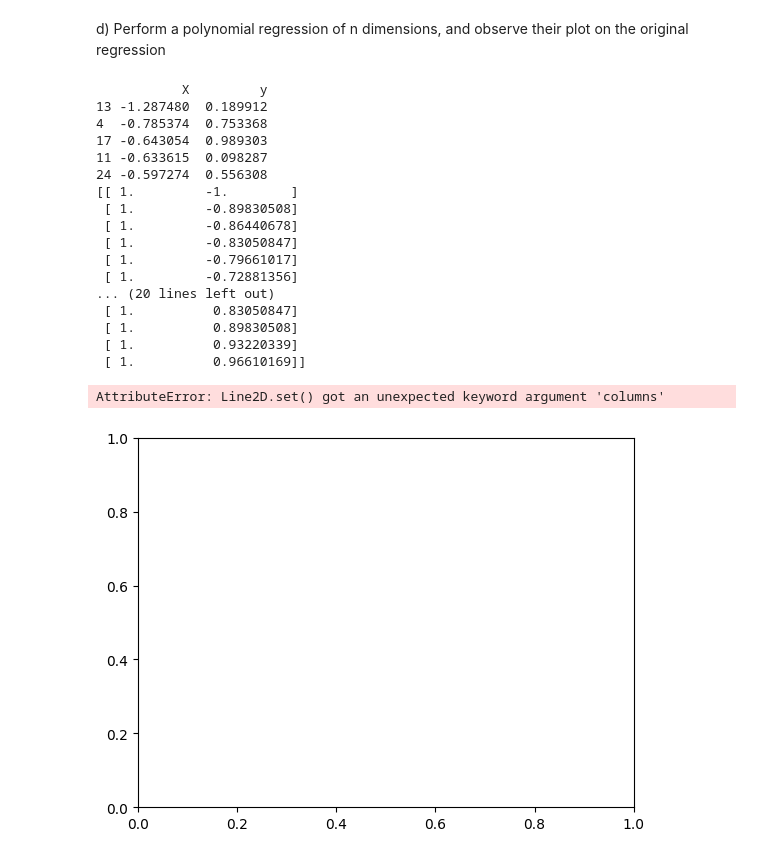
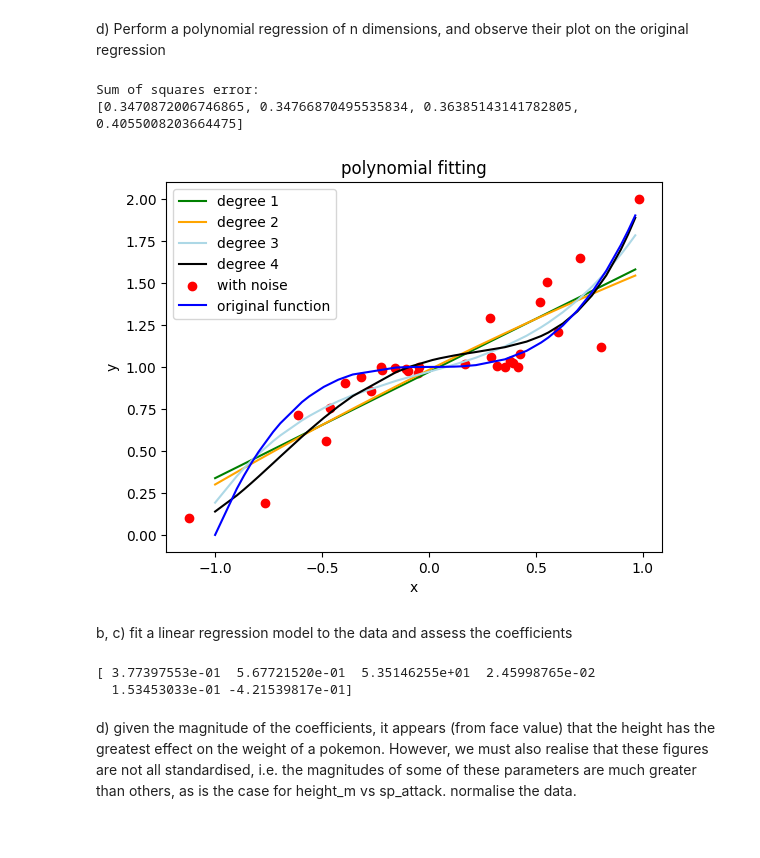
Before and after one commit to DanielCiccC/COMP4702_S12023, a Jupyter notebook: Pracw4/prac4.ipynb, the cells around one changed output. Saved outputs shown, nothing was run; the diff lists cells and outputs as text; code cells hidden in the pictures.

```diff
--- a/Pracw4/prac4.ipynb
+++ b/Pracw4/prac4.ipynb
@@ -74,57 +75,59 @@ plt.legend()
 # %% [markdown]
 d) Perform a polynomial regression of n dimensions, and observe their plot on the original regression
 # %%
-colour = ['green', 'navy', 'lightblue', 'black', 'purple']
+colour = ['green', 'orange', 'lightblue', 'black', 'purple']
 
-# ds_sorted_train = pd.DataFrame({"X": X_train, 'y': y_train}, columns=['X', 'y'])
-# ds_sorted_train = ds_sorted_train.sort_values(by=['X'])
+#The data is picked at random. sort by x so we can create a continuous line
+ds_sorted_train = pd.DataFrame({"X": X_train, 'y': y_train}, columns=['X', 'y'])
+ds_sorted_train = ds_sorted_train.sort_values(by=['X'])
 # print(ds_sorted_train.head())
 
-# ds_sorted_test = pd.DataFrame({"X": X_test, 'y': y_test}, columns=['X', 'y'])
-# ds_sorted_test = ds_sorted_test.sort_values(by=['X'])
+ds_sorted_test = pd.DataFrame({"X": X_test, 'y': y_test}, columns=['X', 'y'])
+ds_sorted_test = ds_sorted_test.sort_values(by=['X'])
+
+SSE = []
 
 for i in range(1,5):
-    # polynomial = PolynomialFeatures(degree=i)
-    # X_train_polynomial = polynomial.fit_transform(ds_sorted_train["X"].to_numpy().reshape(-1,1), ds_sorted_train["y"].to_numpy().reshape(-1,1))
-    # X_test_polynomial = polynomial.fit_transform(ds_sorted_test["X"].to_numpy().reshape(-1,1), ds_sorted_test["y"].to_numpy().reshape(-1,1))
+    #create a regression of dimension n
+    polynomial = PolynomialFeatures(degree=i)
 
-    # # X_test_sorted = np.sort(X_test_polynomial)
+    #transform the data inputted in
+    X_train_polynomial = polynomial.fit_transform(ds_sorted_train["X"].to_numpy().reshape(-1,1))
+    X_test_polynomial = polynomial.fit_transform(ds_sorted_test["X"].to_numpy().reshape(-1,1))
 
-    # regr = LinearRegression().fit(X_train_polynomial, ds_sorted_train["y"].to_numpy().reshape(-1,1))
-    # y_predict = regr.predict(X_test_polynomial)
-    # print(X_test_polynomial)
 
-    mymodel = np.poly1d(np.polyfit(X_train, y_train, i))
+    regr = LinearRegression().fit(X_train_polynomial, ds_sorted_train["y"].to_numpy().reshape(-1,1))
+    y_predict = regr.predict(X_test_polynomial)
 
-    x_line = numpy.linspace(2, 95, 100)
+    SSE.append(np.mean((y_predict - ds_sorted_test['y'].to_numpy()) ** 2))
 
-    # y_predict = new_polynomial.predict(X_test.reshape(-1,1))
-    plt.plot(x_line, mymodel, color=colour[i-1], columns=f"degree {i}")
+    plt.plot(ds_sorted_test["X"].to_numpy().reshape(-1,1), y_predict, color=colour[i-1], label=f"degree {i}")
 
 plt.scatter(X_train, y_train, color='red', label="with noise")
-plt.plot(X_test_sorted, y_test_sorted, color='blue', label="original function")
+plt.plot(ds_sorted_test['X'], ds_sorted_test['y'], color='blue', label="original function")
 
 plt.title("polynomial fitting")
 plt.xlabel("x")
 plt.ylabel("y")
 plt.legend()
+print("Sum of squares error:")
+print(SSE)
 # %% [output]
-           X         y
-13 -1.287480  0.189912
-4  -0.785374  0.753368
-17 -0.643054  0.989303
-11 -0.633615  0.098287
-24 -0.597274  0.556308
-[[ 1.         -1.        ]
- [ 1.         -0.89830508]
- [ 1.         -0.86440678]
- [ 1.         -0.83050847]
- [ 1.         -0.79661017]
- [ 1.         -0.72881356]
-... (20 lines left out)
- [ 1.          0.83050847]
- [ 1.          0.89830508]
- [ 1.          0.93220339]
- [ 1.          0.96610169]]
+Sum of squares error:
+[0.3470872006746865, 0.34766870495535834, 0.36385143141782805, 0.4055008203664475]
-AttributeError: Line2D.set() got an unexpected keyword argument 'columns'
-[figure, old version]
+[figure, new version]
+# %% [markdown]
+b, c) fit a linear regression model to the data and assess the coefficients
+# %%
+pokemon = pd.read_csv('pokemonregr.csv')
+# w3_regr = w3_regr.rename(columns={0: "x1", 1: "y"})
+# print(pokemon['attack'])
+pokemon = pokemon.dropna()
+regr = LinearRegression().fit(pokemon.loc[:,'attack':'speed'], pokemon['weight_kg'])
+
+print(regr.coef_)
+# %% [output]
+[ 3.77397553e-01  5.67721520e-01  5.35146255e+01  2.45998765e-02
+  1.53453033e-01 -4.21539817e-01]
+# %% [markdown]
+d) given the magnitude of the coefficients, it appears (from face value) that the height has the greatest effect on the weight of a pokemon. However, we must also realise that these figures are not all standardised, i.e. the magnitudes of some of these parameters are much greater than others, as is the case for height_m vs sp_attack. normalise the data.
```
Also changed, not shown: parts of 6 cells of this notebook.
